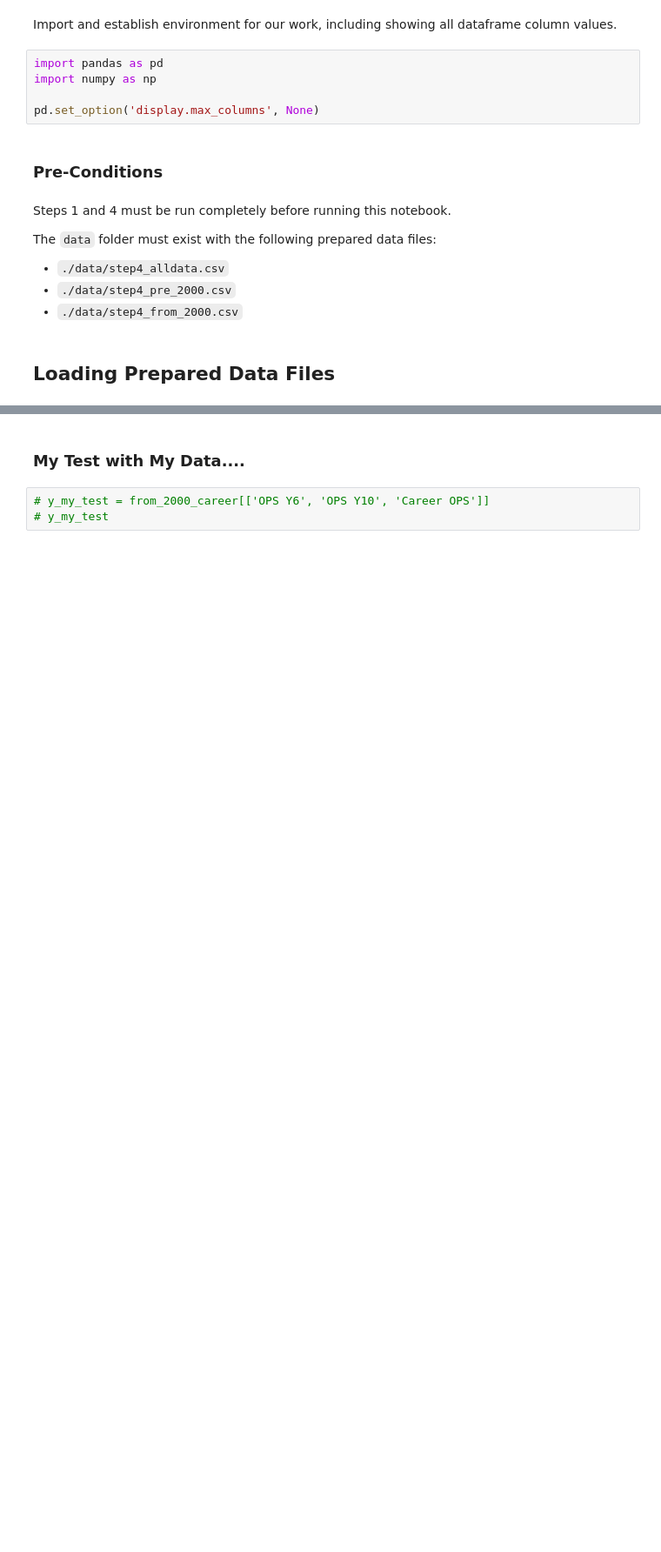
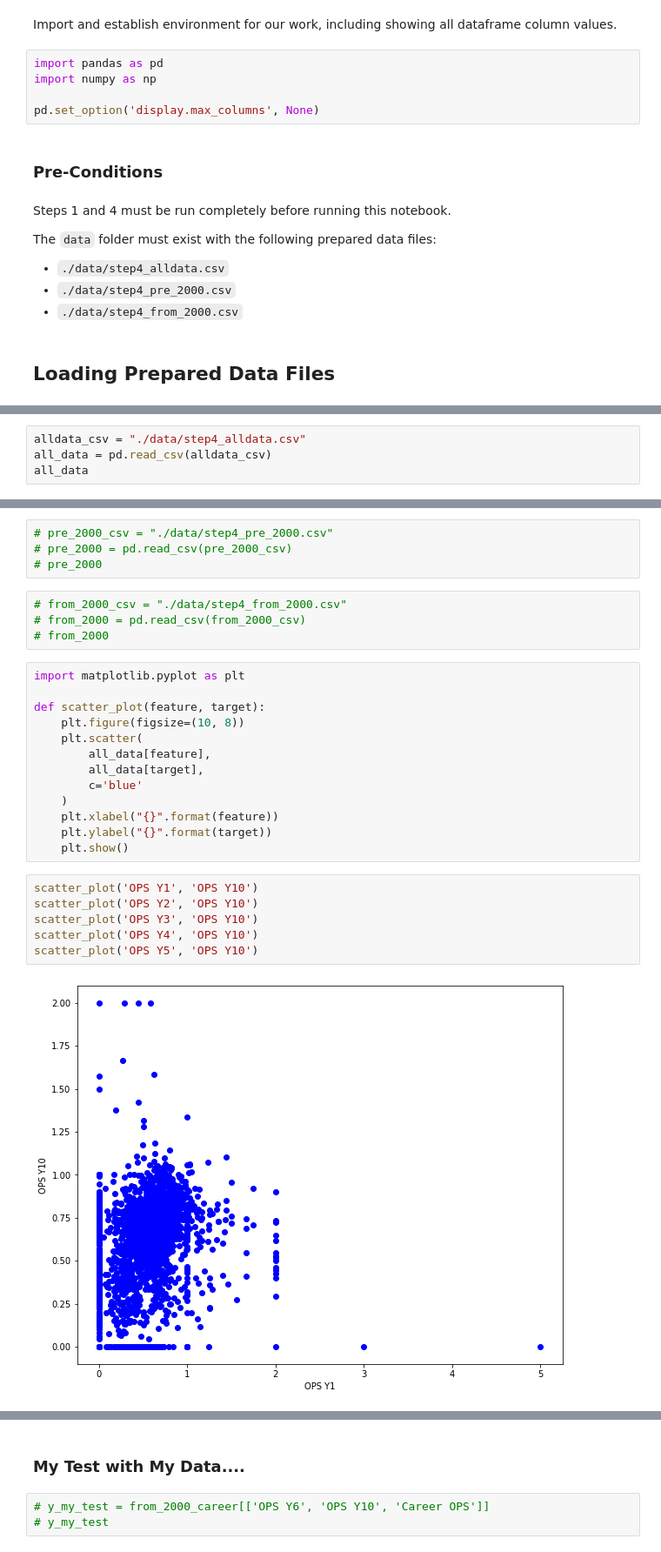
Before and after one commit to donnajharris/cp640_project, a Jupyter notebook: harr2890_project/har2890_project_step5_ops_modelling.ipynb, the cells around one changed output, grey strips where cells are left out. Shown at 87% size. Cells and saved outputs as stored; diff of their text form; blank space fills up the shorter version.

Commit message:
working on step5 cv and step3 refine

```diff
--- a/harr2890_project/har2890_project_step5_ops_modelling.ipynb
+++ b/harr2890_project/har2890_project_step5_ops_modelling.ipynb
@@ -900,0 +39,4 @@ Adjusted R-Squared is 0.604
+# %%
+alldata_csv = "./data/step4_alldata.csv"
+all_data = pd.read_csv(alldata_csv)
+all_data
@@ -900,0 +57,29 @@ Adjusted R-Squared is 0.604
+# %%
+# pre_2000_csv = "./data/step4_pre_2000.csv"
+# pre_2000 = pd.read_csv(pre_2000_csv)
+# pre_2000
+# %%
+# from_2000_csv = "./data/step4_from_2000.csv"
+# from_2000 = pd.read_csv(from_2000_csv)
+# from_2000
+# %%
+import matplotlib.pyplot as plt
+
+def scatter_plot(feature, target):
+    plt.figure(figsize=(10, 8))
+    plt.scatter(
+        all_data[feature],
+        all_data[target],
+        c='blue'
+    )
+    plt.xlabel("{}".format(feature))
+    plt.ylabel("{}".format(target))
+    plt.show()
+# %%
+scatter_plot('OPS Y1', 'OPS Y10')
+scatter_plot('OPS Y2', 'OPS Y10')
+scatter_plot('OPS Y3', 'OPS Y10')
+scatter_plot('OPS Y4', 'OPS Y10')
+scatter_plot('OPS Y5', 'OPS Y10')
+# %% [output]
+[figure, added]
```
Also changed, not shown: parts of 78 cells of this notebook, 1 other file.
